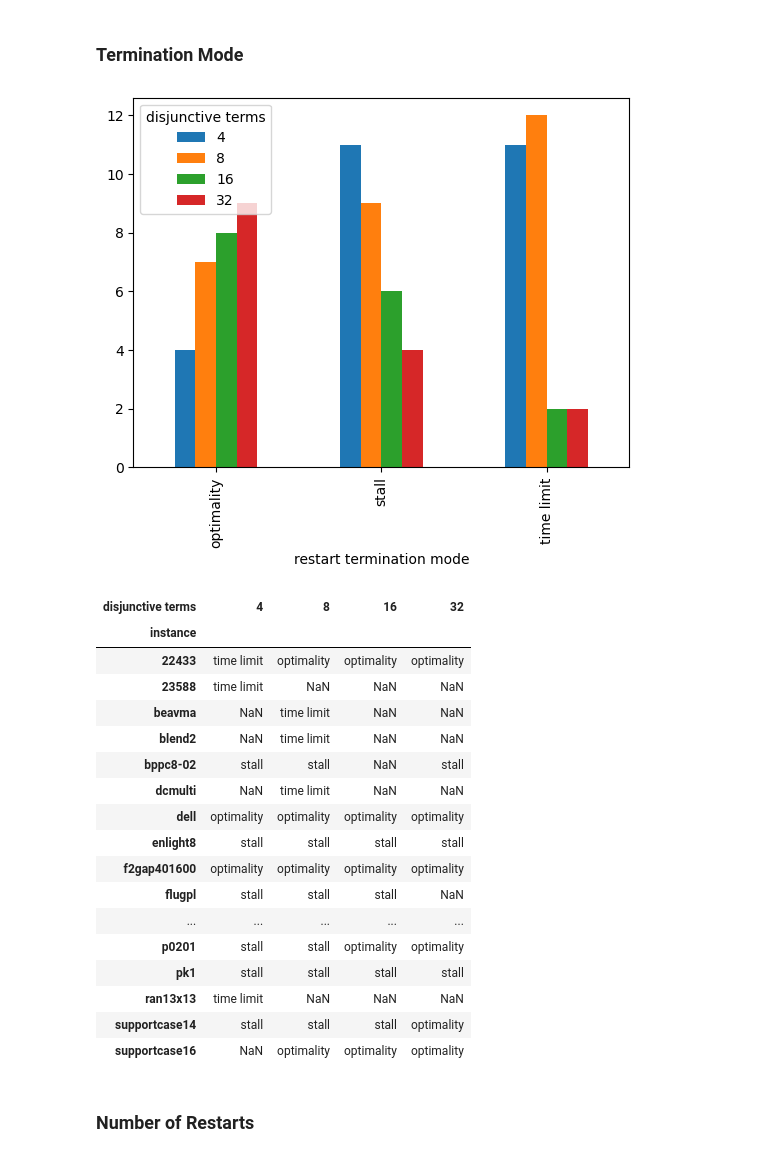
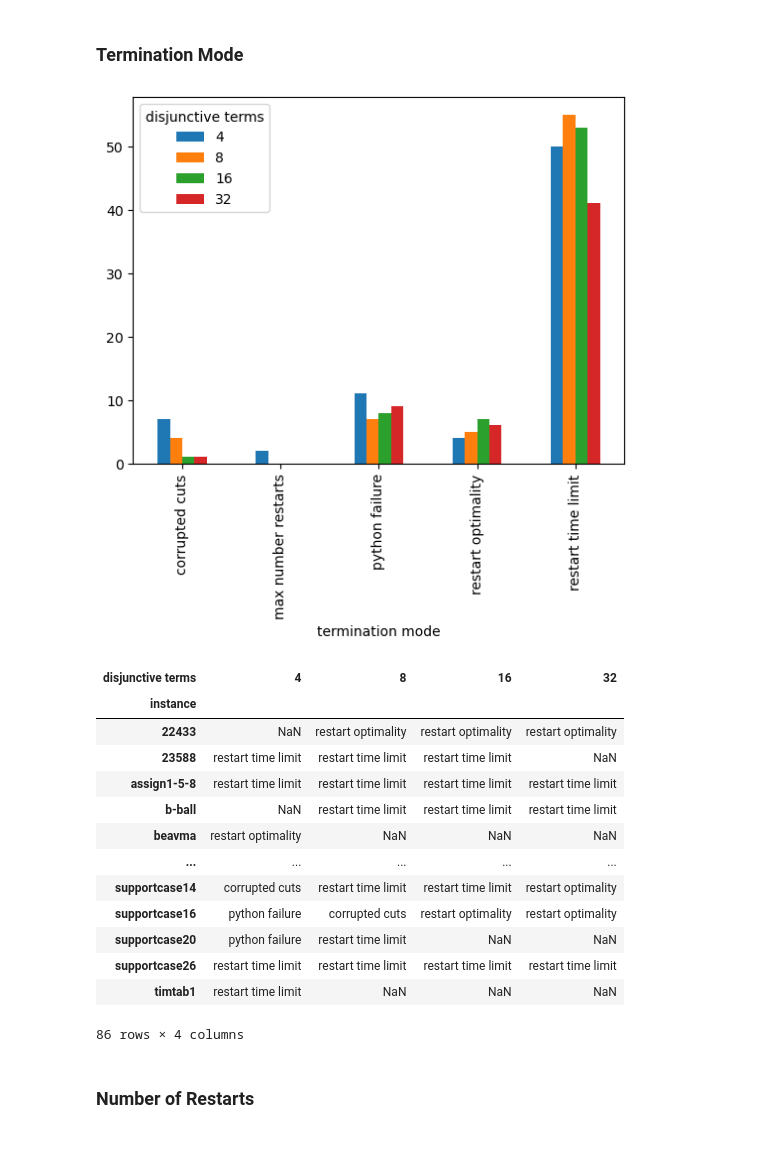
Before and after one commit to spkelle2/warm_starting_series_of_MILPs, a Jupyter notebook: experiments/graphs.ipynb, the cells around one changed output. Saved outputs shown, nothing was run; the diff lists cells and outputs as text; code cells hidden in the pictures.

Commit message:
ran experiments

```diff
--- a/experiments/graphs.ipynb
+++ b/experiments/graphs.ipynb
@@ -65,34 +81,29 @@ raw_termination_df
 # %% [markdown]
 ### Termination Mode
 # %%
-df = raw_experiment_df.groupby(['disjunctive terms',
-                                'restart termination mode']).count()['instance'].reset_index()
-df.pivot(index='restart termination mode',
-         columns='disjunctive terms')['instance'].plot(kind='bar')
+df = raw_termination_df.groupby(['disjunctive terms',
+                                 'termination mode']).count()['instance'].reset_index()
+df.pivot(index='termination mode', columns='disjunctive terms')['instance'].plot(kind='bar')
 plt.show()
 # %% [output]
-[figure, old version]
+[figure, new version]
 # %%
-raw_experiment_df.pivot(index='instance', columns='disjunctive terms')['restart termination mode']
+raw_termination_df.pivot(index='instance', columns='disjunctive terms')['termination mode']
 # %% [output]
 | disjunctive terms | 4 | 8 | 16 | 32 |
 | instance |  |  |  |  |
-| 22433 | time limit | optimality | optimality | optimality |
-| 23588 | time limit | NaN | NaN | NaN |
-| beavma | NaN | time limit | NaN | NaN |
-| blend2 | NaN | time limit | NaN | NaN |
-| bppc8-02 | stall | stall | NaN | stall |
-| dcmulti | NaN | time limit | NaN | NaN |
-| dell | optimality | optimality | optimality | optimality |
-| enlight8 | stall | stall | stall | stall |
-| f2gap401600 | optimality | optimality | optimality | optimality |
-| flugpl | stall | stall | stall | NaN |
+| 22433 | NaN | restart optimality | restart optimality | restart optimality |
+| 23588 | restart time limit | restart time limit | restart time limit | NaN |
+| assign1-5-8 | restart time limit | restart time limit | restart time limit | restart time limit |
+| b-ball | NaN | restart time limit | restart time limit | restart time limit |
+| beavma | restart optimality | NaN | NaN | NaN |
 | ... | ... | ... | ... | ... |
-| p0201 | stall | stall | optimality | optimality |
-| pk1 | stall | stall | stall | stall |
-| ran13x13 | time limit | NaN | NaN | NaN |
-| supportcase14 | stall | stall | stall | optimality |
-| supportcase16 | NaN | optimality | optimality | optimality |
+| supportcase14 | corrupted cuts | restart time limit | restart time limit | restart optimality |
+| supportcase16 | python failure | corrupted cuts | restart optimality | restart optimality |
+| supportcase20 | python failure | restart time limit | NaN | NaN |
+| supportcase26 | restart time limit | restart time limit | restart time limit | restart time limit |
+| timtab1 | restart time limit | NaN | NaN | NaN |
+86 rows × 4 columns
 # %% [markdown]
 ### Number of Restarts
 # %%
```
Also changed, not shown: parts of 11 cells of this notebook, 9 other files.
